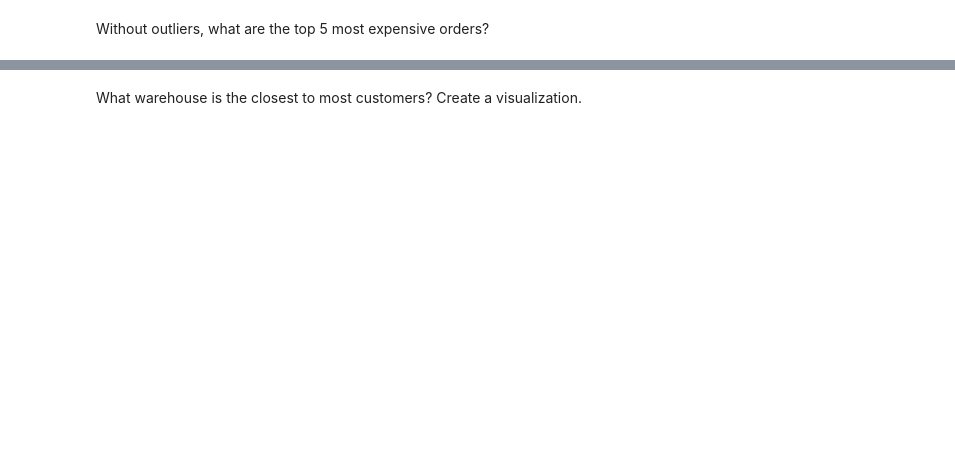
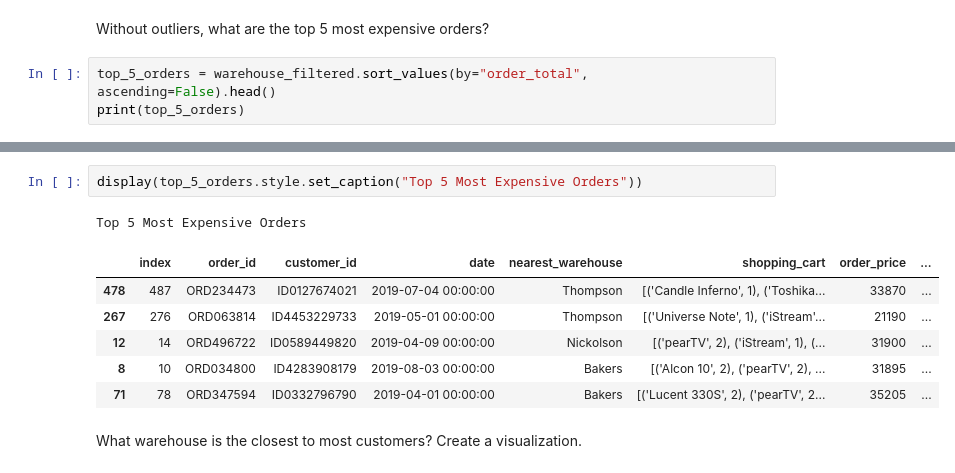
Before and after one commit to EPIC-Campus-LPS/cleaning-warehouse-data-NorahAhnstedt, a Jupyter notebook: Lab1.1.ipynb, the cells around one changed output, grey strips where cells are left out. Saved outputs shown, nothing was run; the diff lists cells and outputs as text; blank space fills up the shorter version.

```diff
--- a/Lab1.1.ipynb
+++ b/Lab1.1.ipynb
@@ -305,2 +357,5 @@ What is the smallest order?
 # %% [markdown]
 Without outliers, what are the top 5 most expensive orders?
+# %%
+top_5_orders = warehouse_filtered.sort_values(by="order_total", ascending=False).head()
+print(top_5_orders)
@@ -307,2 +380,12 @@ Without outliers, what are the top 5 most expensive orders?
+# %%
+display(top_5_orders.style.set_caption("Top 5 Most Expensive Orders"))
+# %% [output]
+Top 5 Most Expensive Orders
+|  | index | order_id | customer_id | date | nearest_warehouse | shopping_cart | order_price | ... |
+| 478 | 487 | ORD234473 | ID0127674021 | 2019-07-04 00:00:00 | Thompson | [('Candle Inferno', 1), ('Toshika... | 33870 | ... |
+| 267 | 276 | ORD063814 | ID4453229733 | 2019-05-01 00:00:00 | Thompson | [('Universe Note', 1), ('iStream'... | 21190 | ... |
+| 12 | 14 | ORD496722 | ID0589449820 | 2019-04-09 00:00:00 | Nickolson | [('pearTV', 2), ('iStream', 1), (... | 31900 | ... |
+| 8 | 10 | ORD034800 | ID4283908179 | 2019-08-03 00:00:00 | Bakers | [('Alcon 10', 2), ('pearTV', 2), ... | 31895 | ... |
+| 71 | 78 | ORD347594 | ID0332796790 | 2019-04-01 00:00:00 | Bakers | [('Lucent 330S', 2), ('pearTV', 2... | 35205 | ... |
 # %% [markdown]
 What warehouse is the closest to most customers? Create a visualization.
```
Also changed, not shown: parts of 21 cells of this notebook.
